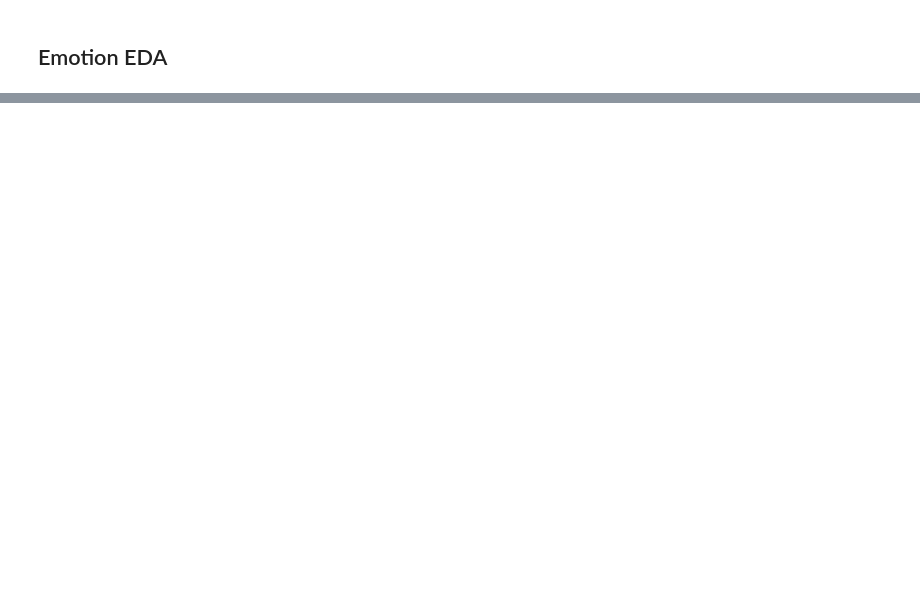
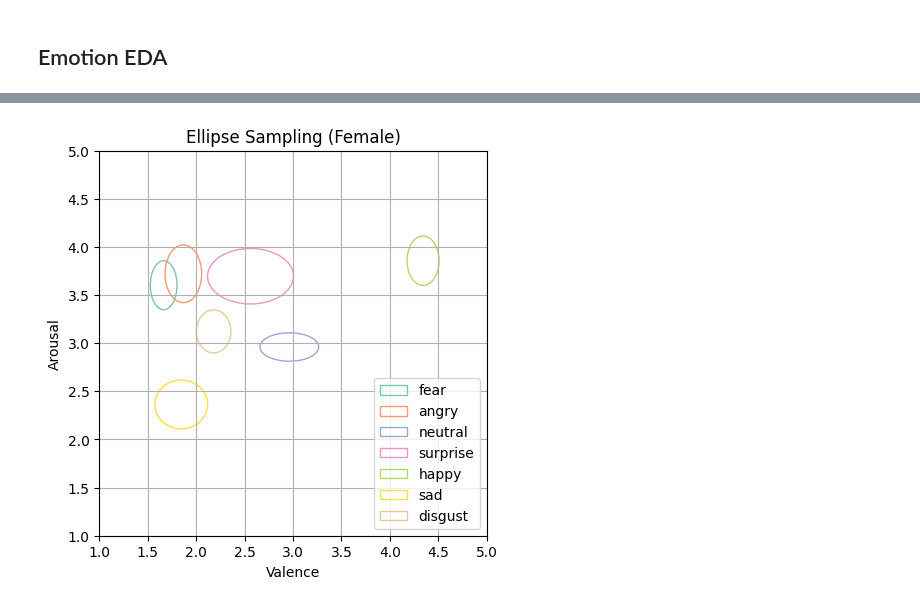
Before and after one commit to 1pha/MulitmodalERC-TensorMixerNetwork, a Jupyter notebook: emotion_arousal_valence.ipynb, the cells around one changed output, grey strips where cells are left out. Saved outputs shown, nothing was run; the diff lists cells and outputs as text; code cells hidden in the pictures; blank space fills up the shorter version.

```diff
--- a/emotion_arousal_valence.ipynb
+++ b/emotion_arousal_valence.ipynb
@@ -219 +71,5 @@ plt.show()
+# %%
+drawing_ellipse(female_dict, title='Ellipse Sampling (Female)')
+# %% [output]
+[figure, added]
 # %%
```
Also changed, not shown: parts of 21 cells of this notebook, 2 other files.
